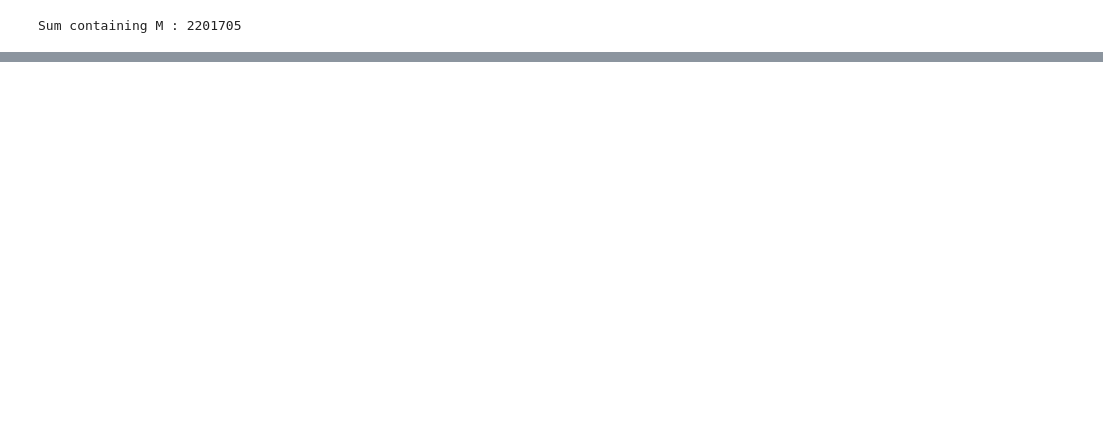
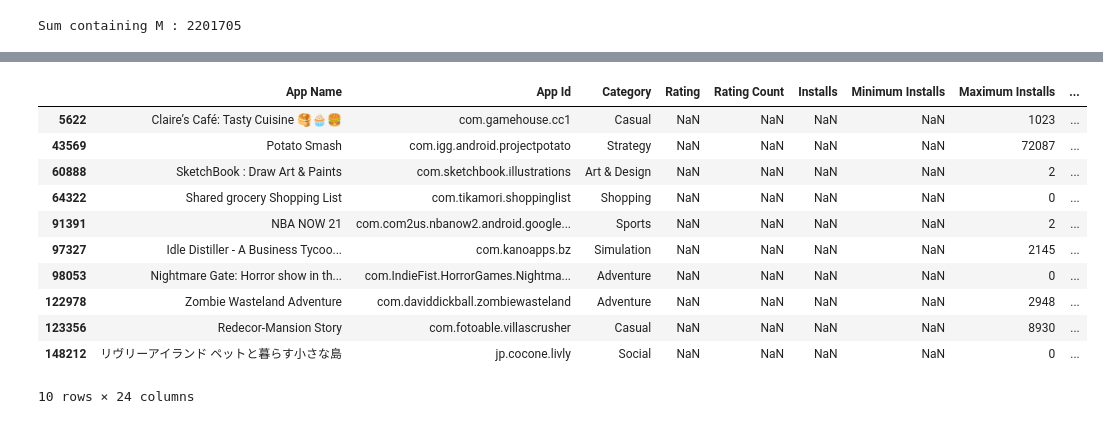
Before and after one commit to sarmadbutt-alt/new_eda, a Jupyter notebook: big_data.ipynb, the cells around one changed output, grey strips where cells are left out. Cells and saved outputs as stored; diff of their text form; code cells hidden in the pictures; blank space fills up the shorter version.

```diff
--- a/big_data.ipynb
+++ b/big_data.ipynb
@@ -211,0 +255,15 @@ df.describe()
+# %%
+df[df["Installs"].isnull()].head(10)
+# %% [output]
+|  | App Name | App Id | Category | Rating | Rating Count | Installs | Minimum Installs | Maximum Installs | ... |
+| 5622 | Claire’s Café: Tasty Cuisine 🥞🧁🍔 | com.gamehouse.cc1 | Casual | NaN | NaN | NaN | NaN | 1023 | ... |
+| 43569 | Potato Smash | com.igg.android.projectpotato | Strategy | NaN | NaN | NaN | NaN | 72087 | ... |
+| 60888 | SketchBook : Draw Art & Paints | com.sketchbook.illustrations | Art & Design | NaN | NaN | NaN | NaN | 2 | ... |
+| 64322 | Shared grocery Shopping List | com.tikamori.shoppinglist | Shopping | NaN | NaN | NaN | NaN | 0 | ... |
+| 91391 | NBA NOW 21 | com.com2us.nbanow2.android.google... | Sports | NaN | NaN | NaN | NaN | 2 | ... |
+| 97327 | Idle Distiller - A Business Tycoo... | com.kanoapps.bz | Simulation | NaN | NaN | NaN | NaN | 2145 | ... |
+| 98053 | Nightmare Gate: Horror show in th... | com.IndieFist.HorrorGames.Nightma... | Adventure | NaN | NaN | NaN | NaN | 0 | ... |
+| 122978 | Zombie Wasteland Adventure | com.daviddickball.zombiewasteland | Adventure | NaN | NaN | NaN | NaN | 2948 | ... |
+| 123356 | Redecor-Mansion Story | com.fotoable.villascrusher | Casual | NaN | NaN | NaN | NaN | 8930 | ... |
+| 148212 | リヴリーアイランド ペットと暮らす小さな島 | jp.cocone.livly | Social | NaN | NaN | NaN | NaN | 0 | ... |
+10 rows × 24 columns
```
Also changed, not shown: parts of 55 cells of this notebook.
